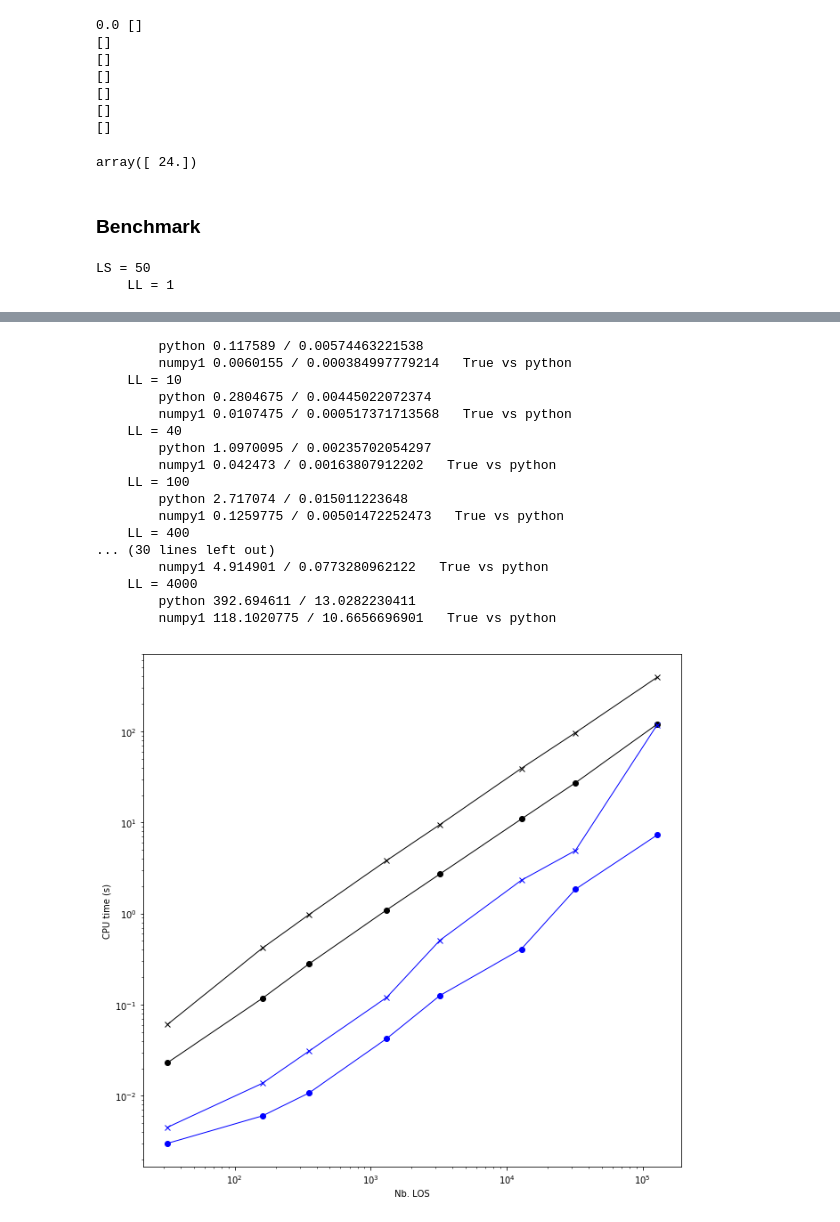
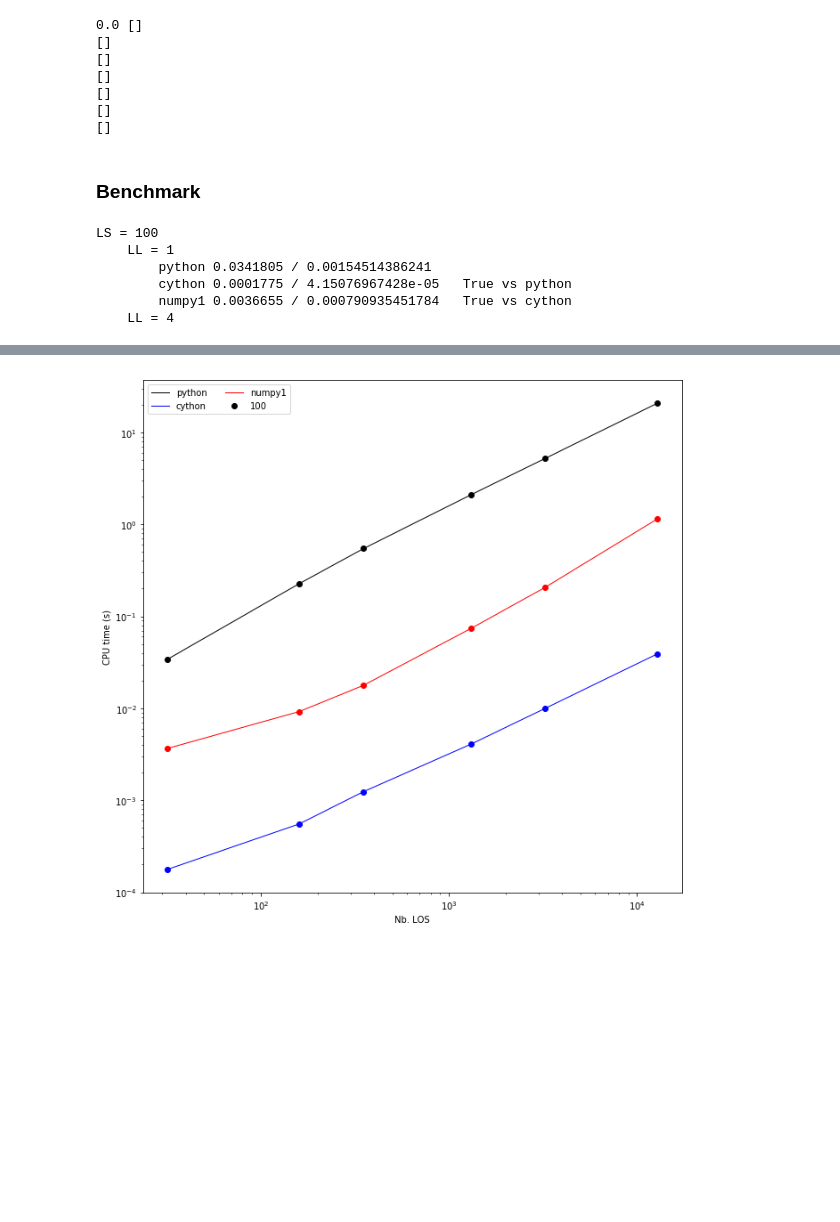
Before and after one commit to ToFuProject/tofu, a Jupyter notebook: Notes_Upgrades/Optimize_LOSInOut/Optimizing_LOS_torus-intersection_computation.ipynb, the cells around one changed output, grey strips where cells are left out. Drawn from its saved outputs; the diff is of its cells as text; code cells hidden in the pictures; blank space fills up the shorter version.

Commit message:
Added Cython version, well-optimized

```diff
--- a/Notes_Upgrades/Optimize_LOSInOut/Optimizing_LOS_torus-intersection_computation.ipynb
+++ b/Notes_Upgrades/Optimize_LOSInOut/Optimizing_LOS_torus-intersection_computation.ipynb
@@ -437,12 +437,3 @@ def Calc_LOS_PInOut_numpy1(Ds, us, VPoly, vIn,
     return SIn, SOut, VPerp, indOut
 # %% [markdown]
 ## Cython version
-# %%
-def Calc_LOS_PInOut_cython(np.ndarray[DTYPE_t, ndim=2] Ds, np.ndarray[DTYPE_t, ndim=2] us,
-                           np.ndarray[DTYPE_t, ndim=2,mode='c'] VPoly, np.ndarray[DTYPE_t, ndim=2,mode='c'] vIn,
-                           RMin=None, Margin=0.1, Forbid=True, EpsUz=1.e-9, EpsVz=1.e-9, EpsA=1.e-9, EpsB=1.e-9):
-
-
-
-
-    return Pin, POut,
@@ -535,30 +802,31 @@ print (np.sqrt(np.sum((SIn0-SIn1)**2,axis=0))>1.e-9).nonzero()[0]
 []
 []
 []
-# %%
-indOut1
-# %% [output]
-array([ 24.])
 # %% [markdown]
 ### Benchmark
 # %%
+import datetime as dtm
+
 ######################################## (to be edited)
 # Dictionnary of functions to be tested (add key to add a function)
-Tests = {'python':{'func':Calc_LOS_PInOut_python},
-         'numpy1':{'func':Calc_LOS_PInOut_numpy1}}
+Tests = {'python':{'func':Calc_LOS_PInOut_python, 'c':'k'},
+         'numpy1':{'func':Calc_LOS_PInOut_numpy1, 'c':'r'},
+         'cython':{'func':Calc_LOS_PInOut_cython, 'c':'b'}}
 
 ######################################## (can be edited)
 # Parameters of the benchmark
 
 # Number of segments constituting the vessel polygon
 # (i.e.: the polygon representing the cross-section of the toroial vessel)
-LS = [50,200]#,500]
+LS = [100]#[50,200]#,500]
 
 # Number of Lines of Sight for which the function should be run
 #, (i.e.: semi-lines)
-LL = [1,4,10,40,100,400]#,1000,4000]#,10000,40000,100000,400000]
+LL = [1,4,10,40,100,400]#,1000,4000,10000,40000]#,100000,400000]
 NS, NL = len(LS), len(LL)
 
+# Number of times each function is executed (average and standard deviation are computed)
+NRepeat = 6
 
 ######################################## (no editing)
 # Benchmark and plot
@@ -570,16 +838,17 @@ for kk in range(len(Keys)):
 
 # Compute execution times
 LSr, LLr = [], []
-NRepeat = 10
 for ii in range(NS):
-    VPoly = makeVesPoly(LS[ii])
+    VPoly = np.ascontiguousarray(makeVesPoly(LS[ii]))
     vIn = np.array([-(VPoly[1,1:]-VPoly[1,:-1]), VPoly[0,1:]-VPoly[0,:-1]])
-    vIn = vIn/np.tile(np.sqrt(np.sum(vIn**2,axis=0)),(2,1))
+    vIn = np.ascontiguousarray(vIn/np.tile(np.sqrt(np.sum(vIn**2,axis=0)),(2,1)))
     LSr.append(vIn.shape[1])
     print("")
     print("LS = "+str(LS[ii]))
     for jj in range(NL):
         Ds, us = makeLOS(LL[jj])
+        Ds = np.ascontiguousarray(Ds)
+        us = np.ascontiguousarray(us)
         if ii==0:
             LLr.append(Ds.shape[1])
         print("    LL = "+str(LL[jj]))
@@ -605,19 +874,29 @@ for ii in range(NS):
             print(Str)
 
 # Plot results
-f = plt.figure(figsize=(12,10),facecolor='w')
+f = plt.figure(figsize=(14,10),facecolor='w')
 ax = f.add_axes([0.1,0.1,0.7,0.8], frameon=True,xscale='log',yscale='log')
 ax.set_xlabel(r"Nb. LOS")
 ax.set_ylabel(r"CPU time (s)")
-c = ['k', 'b', 'r', 'g','m','y','c']
 m = ['o','x','^','+','s']
 for kk in range(len(Keys)):
     for ii in range(NS):
-        ax.plot(LLr, Tests[Keys[kk]]['t'][ii,:], ls='-', lw=1., c=c[kk], marker=m[ii])
+        ax.plot(LLr, Tests[Keys[kk]]['t'][ii,:], ls='-', lw=1., c=Tests[Keys[kk]]['c'], marker=m[ii])
 
-ax.legend(loc=2)
+# Legend proxys
+for kk in range(len(Keys)):
+    ax.plot([],[], ls='-',lw=1.,c=Tests[Keys[kk]]['c'],label=Keys[kk])
+for ii in range(NS):
+    ax.plot([],[],ls='None',lw=0.,c='k',marker=m[ii], label="{0}".format(LS[ii]))
+
+
+ax.legend(loc="upper left", ncol=2)
 
 plt.show()
 # %% [output]
-LS = 50
+LS = 100
     LL = 1
+        python 0.0341805 / 0.00154514386241
+        cython 0.0001775 / 4.15076967428e-05   True vs python
+        numpy1 0.0036655 / 0.000790935451784   True vs cython
+    LL = 4
@@ -627,18 +922 @@ LS = 50
-        python 0.117589 / 0.00574463221538
-        numpy1 0.0060155 / 0.000384997779214   True vs python
-    LL = 10
-        python 0.2804675 / 0.00445022072374
-        numpy1 0.0107475 / 0.000517371713568   True vs python
-    LL = 40
-        python 1.0970095 / 0.00235702054297
-        numpy1 0.042473 / 0.00163807912202   True vs python
-    LL = 100
-        python 2.717074 / 0.015011223648
-        numpy1 0.1259775 / 0.00501472252473   True vs python
-    LL = 400
-... (30 lines left out)
-        numpy1 4.914901 / 0.0773280962122   True vs python
-    LL = 4000
-        python 392.694611 / 13.0282230411
-        numpy1 118.1020775 / 10.6656696901   True vs python
-[figure, old version]
+[figure, new version]
```
Also changed, not shown: parts of 13 cells of this notebook.
